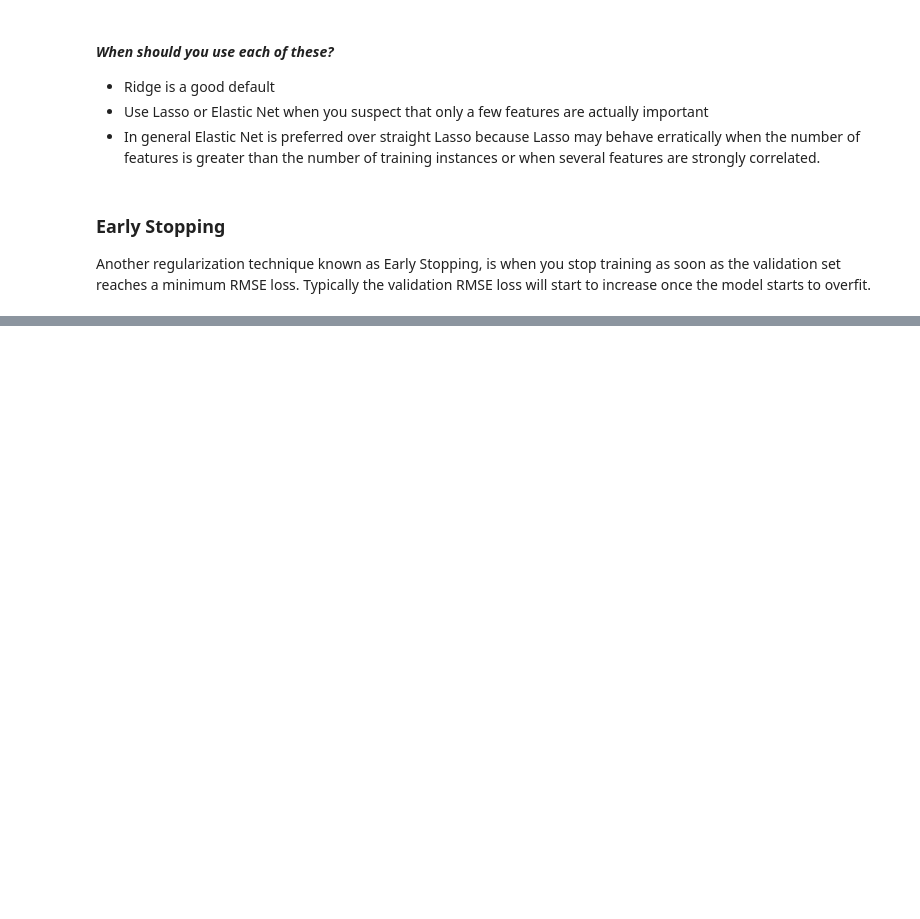
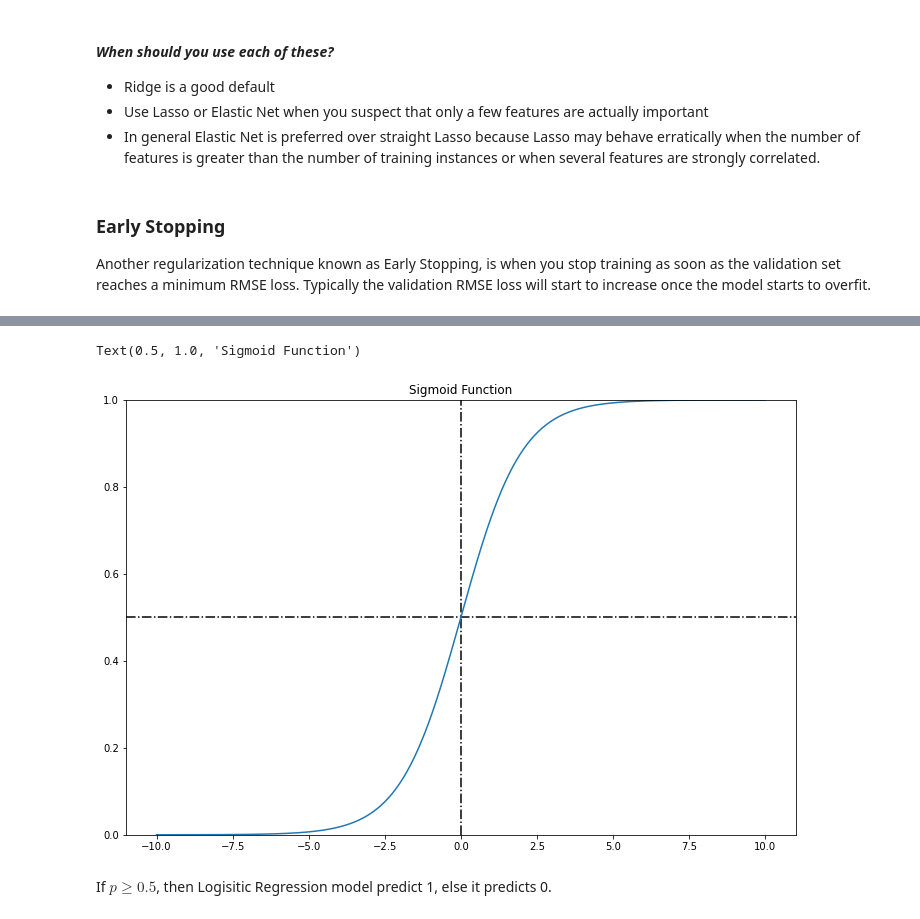
Before and after one commit to rileypeterson/ML, a Jupyter notebook: chapter4/notes.ipynb, the cells around one changed output, grey strips where cells are left out. Saved outputs shown, nothing was run; the diff lists cells and outputs as text; code cells hidden in the pictures; blank space fills up the shorter version.

```diff
--- a/chapter4/notes.ipynb
+++ b/chapter4/notes.ipynb
@@ -275,0 +316,14 @@ Another regularization technique known as Early Stopping, is when you stop train
+# %%
+t = np.linspace(-10, 10, 500)
+s = 1 / (1 + np.exp(-t))
+plt.plot(t, s)
+plt.ylim(*(0, 1))
+plt.vlines(0, *plt.ylim(), ls="-.", color="k")
+plt.xlim(*plt.xlim())
+plt.hlines(0.5, *plt.xlim(), ls="-.", color="k")
+plt.title("Sigmoid Function")
+# %% [output]
+Text(0.5, 1.0, 'Sigmoid Function')
+[figure, added]
+# %% [markdown]
+If $\hat{p} \ge 0.5$, then Logisitic Regression model predict 1, else it predicts 0.
```
Also changed, not shown: parts of 18 cells of this notebook.
